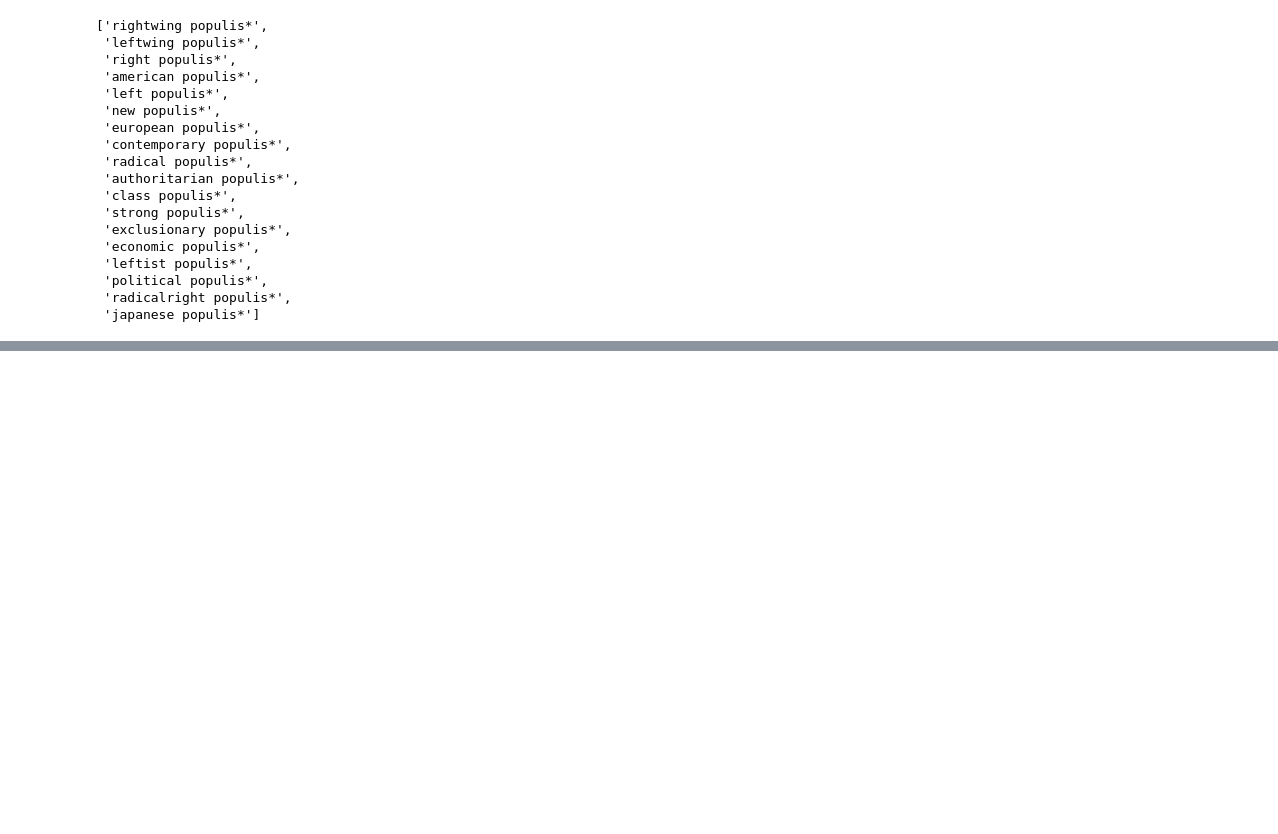
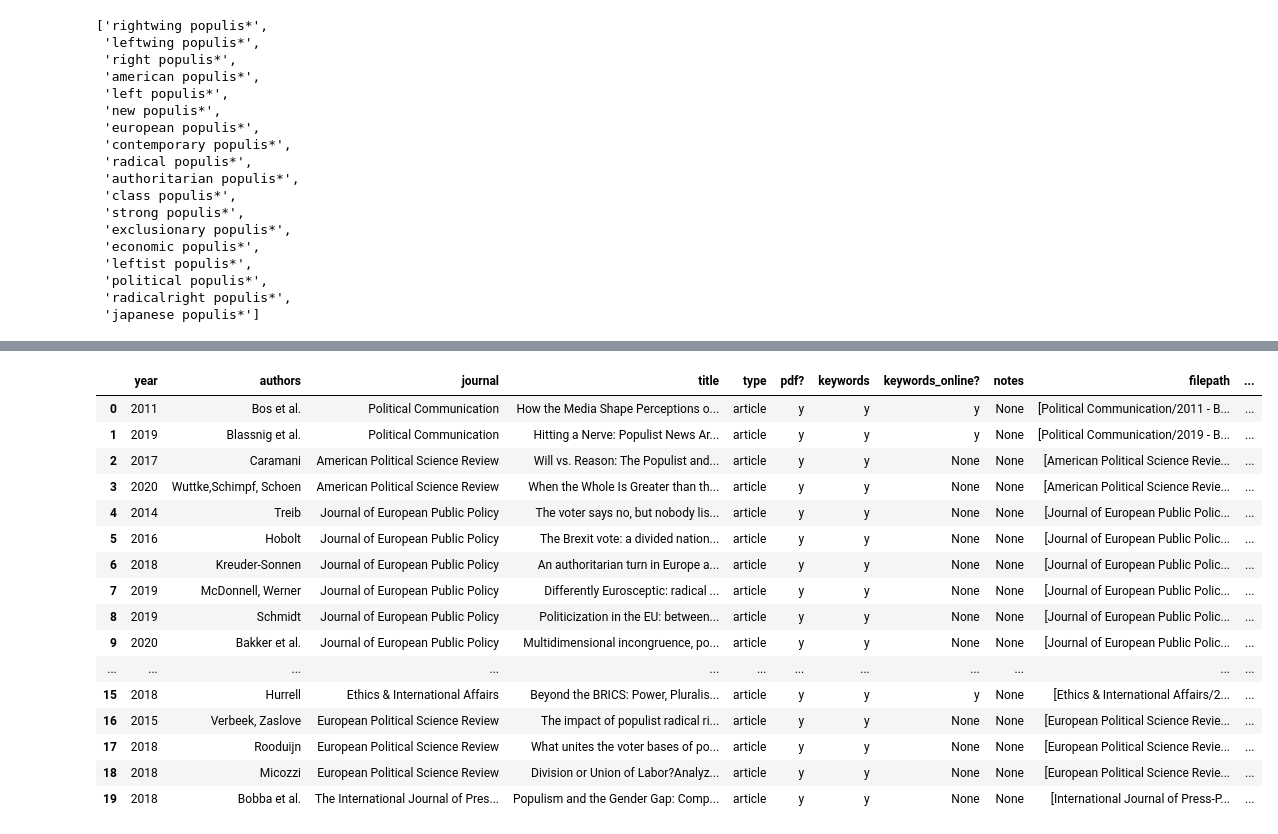
Before and after one commit to CCS-ZCU/pop, a Jupyter notebook: scripts/5_exploring_trends.ipynb, the cells around one changed output, grey strips where cells are left out. Drawn from its saved outputs; the diff is of its cells as text; code cells hidden in the pictures; blank space fills up the shorter version.

Commit message:
slightly improved conc extraction

```diff
--- a/scripts/5_exploring_trends.ipynb
+++ b/scripts/5_exploring_trends.ipynb
@@ -109,13 +113,14 @@ articles_metadata["populis*_N"].sum()
 # %%
 replace_tups = [
     ("populists", "populis*"),
-    ("populist's", "populis*"),
     ("populisms", "populis*"),
     ("populist", "populis*"),
     ("populism", "populis*"),
 ]
 def clean_conc(conc_string):
-    conc_cleaned = conc_string.lower().translate(str.maketrans("", "", string.punctuation))
+    conc_cleaned = " ".join([re.sub("\W", "", w, count=10) for w in conc_string.lower().split()])
+    conc_cleaned = re.sub("\d+", "", conc_cleaned, count=10)
+    #conc_cleaned = conc_cleaned.lower().translate(str.maketrans("", "", string.punctuation))
     for tup in replace_tups:
         conc_cleaned = conc_cleaned.replace(tup[0], tup[1])
     return conc_cleaned
@@ -205,0 +233,25 @@ conc_left1_interesting
+# %%
+def ectract_counts_of_interesting(list_of_concs):
+    conc_count_dict = dict([(conc, list_of_concs.count(conc)) for conc in conc_left1_interesting])
+    return conc_count_dict
+articles_metadata["conc_left1_interesting"] = articles_metadata["conc_left1"].apply(ectract_counts_of_interesting)
+# %%
+articles_metadata.head(20)
+# %% [output]
+|  | year | authors | journal | title | type | pdf? | keywords | keywords_online? | notes | filepath | ... |
+| 0 | 2011 | Bos et al. | Political Communication | How the Media Shape Perceptions o... | article | y | y | y | None | [Political Communication/2011 - B... | ... |
+| 1 | 2019 | Blassnig et al. | Political Communication | Hitting a Nerve: Populist News Ar... | article | y | y | y | None | [Political Communication/2019 - B... | ... |
+| 2 | 2017 | Caramani | American Political Science Review | Will vs. Reason: The Populist and... | article | y | y | None | None | [American Political Science Revie... | ... |
+| 3 | 2020 | Wuttke,Schimpf, Schoen | American Political Science Review | When the Whole Is Greater than th... | article | y | y | None | None | [American Political Science Revie... | ... |
+| 4 | 2014 | Treib | Journal of European Public Policy | The voter says no, but nobody lis... | article | y | y | None | None | [Journal of European Public Polic... | ... |
+| 5 | 2016 | Hobolt | Journal of European Public Policy | The Brexit vote: a divided nation... | article | y | y | None | None | [Journal of European Public Polic... | ... |
+| 6 | 2018 | Kreuder-Sonnen | Journal of European Public Policy | An authoritarian turn in Europe a... | article | y | y | None | None | [Journal of European Public Polic... | ... |
+| 7 | 2019 | McDonnell, Werner | Journal of European Public Policy | Differently Eurosceptic: radical ... | article | y | y | None | None | [Journal of European Public Polic... | ... |
+| 8 | 2019 | Schmidt | Journal of European Public Policy | Politicization in the EU: between... | article | y | y | None | None | [Journal of European Public Polic... | ... |
+| 9 | 2020 | Bakker et al. | Journal of European Public Policy | Multidimensional incongruence, po... | article | y | y | None | None | [Journal of European Public Polic... | ... |
+| ... | ... | ... | ... | ... | ... | ... | ... | ... | ... | ... | ... |
+| 15 | 2018 | Hurrell | Ethics & International Affairs | Beyond the BRICS: Power, Pluralis... | article | y | y | y | None | [Ethics & International Affairs/2... | ... |
+| 16 | 2015 | Verbeek, Zaslove | European Political Science Review | The impact of populist radical ri... | article | y | y | None | None | [European Political Science Revie... | ... |
+| 17 | 2018 | Rooduijn | European Political Science Review | What unites the voter bases of po... | article | y | y | None | None | [European Political Science Revie... | ... |
+| 18 | 2018 | Micozzi | European Political Science Review | Division or Union of Labor?Analyz... | article | y | y | None | None | [European Political Science Revie... | ... |
+| 19 | 2018 | Bobba et al. | The International Journal of Pres... | Populism and the Gender Gap: Comp... | article | y | y | None | None | [International Journal of Press-P... | ... |
```
Also changed, not shown: parts of 8 cells of this notebook, 1 other file.
